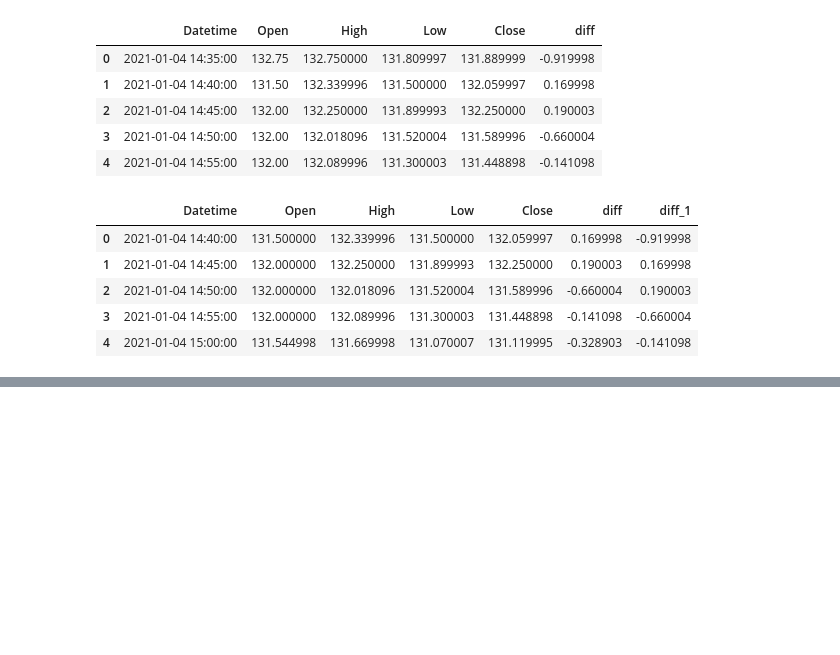
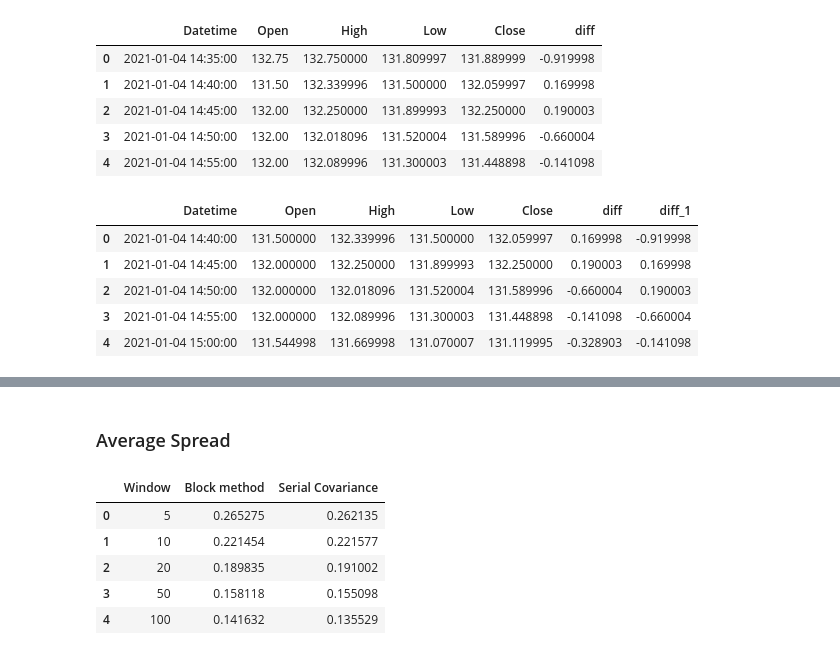
Before and after one commit to ppmelch/Trading, a Jupyter notebook: Tarea/T 1/T 1.ipynb, the cells around one changed output, grey strips where cells are left out. Cells and saved outputs as stored; diff of their text form; code cells hidden in the pictures; blank space fills up the shorter version.

```diff
--- a/Tarea/T 1/T 1.ipynb
+++ b/Tarea/T 1/T 1.ipynb
@@ -164,0 +193,16 @@ serial_covariance(df2, windows)
+# %% [markdown]
+### Average Spread
+# %%
+DataFrame = pd.DataFrame({
+    'Window': windows,
+    'Block method' : [df1[f'Spread_{i}'].mean() for i in windows],
+    'Serial Covariance' : [df2[f'Spread_{i}'].mean() for i in windows],
+})
+DataFrame
+# %% [output]
+|  | Window | Block method | Serial Covariance |
+| 0 | 5 | 0.265275 | 0.262135 |
+| 1 | 10 | 0.221454 | 0.221577 |
+| 2 | 20 | 0.189835 | 0.191002 |
+| 3 | 50 | 0.158118 | 0.155098 |
+| 4 | 100 | 0.141632 | 0.135529 |
```
Also changed, not shown: parts of 16 cells of this notebook.
